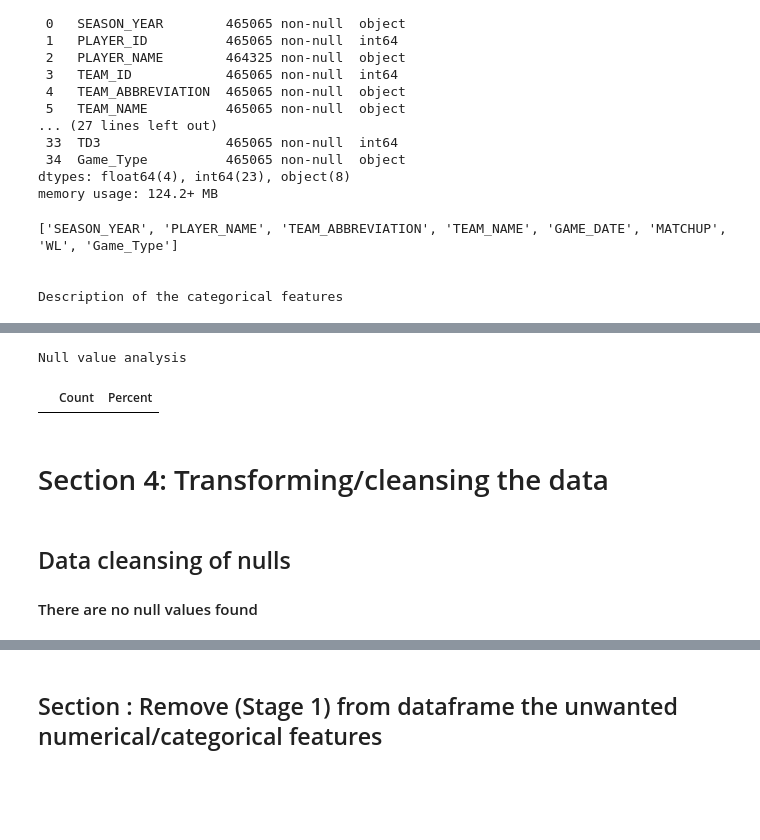
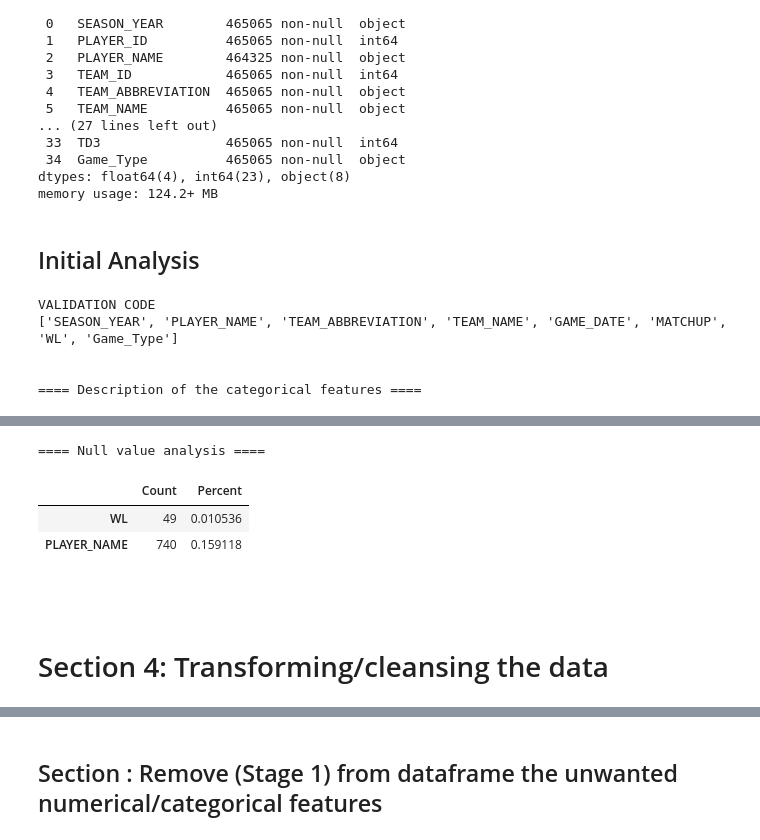
Before and after one commit to bhavikapatil/Capstone, a Jupyter notebook: Code/_Dennis_Sandbox/DAT 205-Group01-NBA-HistPlayGameLogs-01Transform.ipynb, the cells around one changed output, grey strips where cells are left out. Drawn from its saved outputs; the diff is of its cells as text; code cells hidden in the pictures; blank space fills up the shorter version.

```diff
--- a/Code/_Dennis_Sandbox/DAT 205-Group01-NBA-HistPlayGameLogs-01Transform.ipynb
+++ b/Code/_Dennis_Sandbox/DAT 205-Group01-NBA-HistPlayGameLogs-01Transform.ipynb
@@ -34,6 +34,16 @@ def hms_string(sec_elapsed):
     m = int((sec_elapsed % (60 * 60))/60)
     s = sec_elapsed % 60
     return "{}:{:>02}:{:>05.2f}".format(h,m,s)
+
+# Null field analysis
+def nullFieldAnalysis(df):
+    df_missingDataInfo = pd.DataFrame({'Count': df.isnull().sum(), 'Percent': 100*df.isnull().sum()/len(df)})
+    #Printing the columns with over XX% of missing values (ie 60 = 60%) This is set to 0 for 0%
+    null_threshold = 0
+    print("")
+    print("")
+    print("==== Null value analysis ====")
+    return df_missingDataInfo[df_missingDataInfo['Percent'] > null_threshold].sort_values(by=['Percent'])
 # %% [markdown]
 # Section 1: Import libraries
 # %%
@@ -213,43 +223,50 @@ Data columns (total 35 columns):
  34  Game_Type          465065 non-null  object
 dtypes: float64(4), int64(23), object(8)
 memory usage: 124.2+ MB
+# %% [markdown]
+## Initial Analysis
 # %%
 # Display the headers of columns that use descriptive or non-numerical values
 categorical_Features = df_Initial.dtypes[df_Initial.dtypes == "object"].index.tolist()
 
 # VALIDATION CODE
 if debug_active == 'yes':
+    print("VALIDATION CODE")
     print(categorical_Features)
 
 # Describe the categorical data
 print("")
 print("")
-print("Description of the categorical features")
+print("==== Description of the categorical features ====")
 display(df_Initial[categorical_Features].describe())
 
-# Null field analysis
-df_missingDataInfo = pd.DataFrame({'Count': df_Initial.isnull().sum(), 'Percent': 100*df_Initial.isnull().sum()/len(df)})
+# # Null field analysis
+nullFieldAnalysis(df_Initial)
+# # Null field analysis
+# df_missingDataInfo = pd.DataFrame({'Count': df_Initial.isnull().sum(), 'Percent': 100*df_Initial.isnull().sum()/len(df)})
 
-#Printing the columns with over XX% of missing values (ie 60 = 60%)
-null_threshold = 60
-print("")
-print("")
-print("Null value analysis")
-df_missingDataInfo[df_missingDataInfo['Percent'] > null_threshold].sort_values(by=['Percent'])
+# #Printing the columns with over XX% of missing values (ie 60 = 60%) This is set to 0 for 0%
+# null_threshold = 0
+# print("")
+# print("")
+# print("==== Null value analysis ====")
+# df_missingDataInfo[df_missingDataInfo['Percent'] > null_threshold].sort_values(by=['Percent'])
 # %% [output]
+VALIDATION CODE
 ['SEASON_YEAR', 'PLAYER_NAME', 'TEAM_ABBREVIATION', 'TEAM_NAME', 'GAME_DATE', 'MATCHUP', 'WL', 'Game_Type']
 
 
-Description of the categorical features
+==== Description of the categorical features ====
 |  | SEASON_YEAR | PLAYER_NAME | TEAM_ABBREVIATION | TEAM_NAME | GAME_DATE | MATCHUP | WL | Game_Type |
 | count | 465065 | 464325 | 465065 | 465065 | 465065 | 465065 | 465016 | 465065 |
 | unique | 16 | 2389 | 72 | 78 | 3563 | 2392 | 2 | 3 |
 | top | 2015-16 | LeBron James | SAS | San Antonio Spurs | 2018-10-05T00:00:00 | LAL vs. DEN | L | Regular Season |
 | freq | 30809 | 1514 | 17937 | 17937 | 339 | 604 | 232520 | 399371 |
-Null value analysis
+==== Null value analysis ====
 |  | Count | Percent |
+| WL | 49 | 0.010536 |
+| PLAYER_NAME | 740 | 0.159118 |
+# %% [markdown]
+#
 # %% [markdown]
 # Section 4: Transforming/cleansing the data
-# %% [markdown]
-## Data cleansing of nulls
-#### There are no null values found
```
Also changed, not shown: parts of 46 cells of this notebook.
